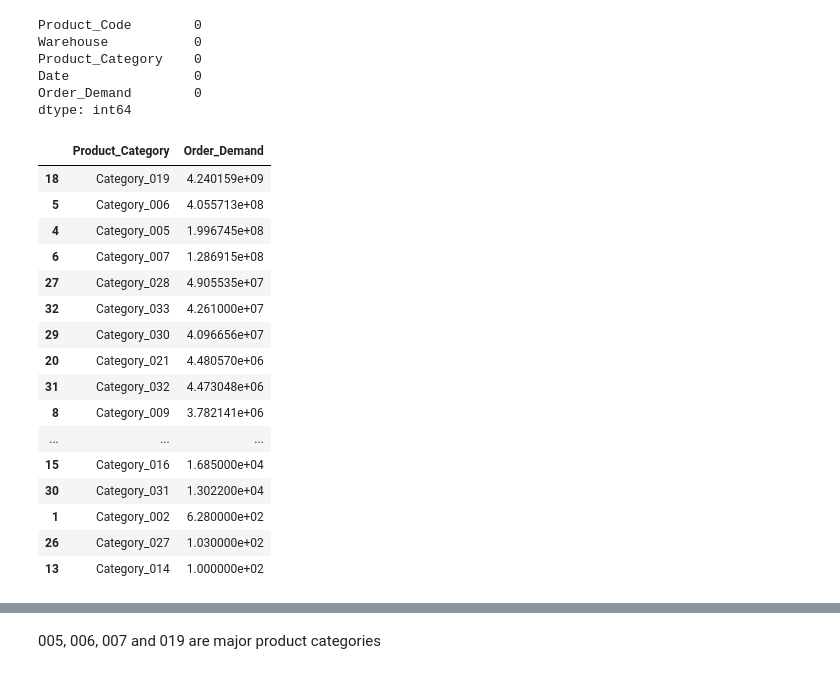
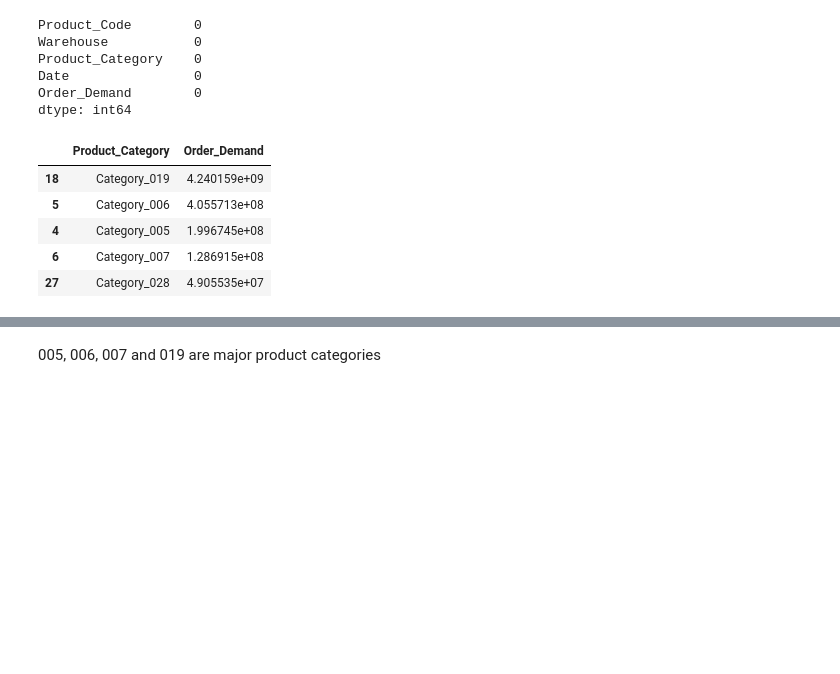
Before and after one commit to doja4bid/Demand-Forecasting-, a Jupyter notebook: Exploration.ipynb, the cells around one changed output, grey strips where cells are left out. Saved outputs shown, nothing was run; the diff lists cells and outputs as text; code cells hidden in the pictures; blank space fills up the shorter version.

```diff
--- a/Exploration.ipynb
+++ b/Exploration.ipynb
@@ -81,23 +81,12 @@ Date                0
 Order_Demand        0
 dtype: int64
 # %%
-data.groupby('Product_Category')['Order_Demand'].agg('sum').reset_index().sort_values(by = 'Order_Demand', ascending = False)
+data.groupby('Product_Category')['Order_Demand'].agg('sum').reset_index().sort_values(by = 'Order_Demand', ascending = False).head()
 # %% [output]
 |  | Product_Category | Order_Demand |
 | 18 | Category_019 | 4.240159e+09 |
 | 5 | Category_006 | 4.055713e+08 |
 | 4 | Category_005 | 1.996745e+08 |
 | 6 | Category_007 | 1.286915e+08 |
 | 27 | Category_028 | 4.905535e+07 |
-| 32 | Category_033 | 4.261000e+07 |
-| 29 | Category_030 | 4.096656e+07 |
-| 20 | Category_021 | 4.480570e+06 |
-| 31 | Category_032 | 4.473048e+06 |
-| 8 | Category_009 | 3.782141e+06 |
-| ... | ... | ... |
-| 15 | Category_016 | 1.685000e+04 |
-| 30 | Category_031 | 1.302200e+04 |
-| 1 | Category_002 | 6.280000e+02 |
-| 26 | Category_027 | 1.030000e+02 |
-| 13 | Category_014 | 1.000000e+02 |
 # %%
```
Also changed, not shown: parts of 19 cells of this notebook.
